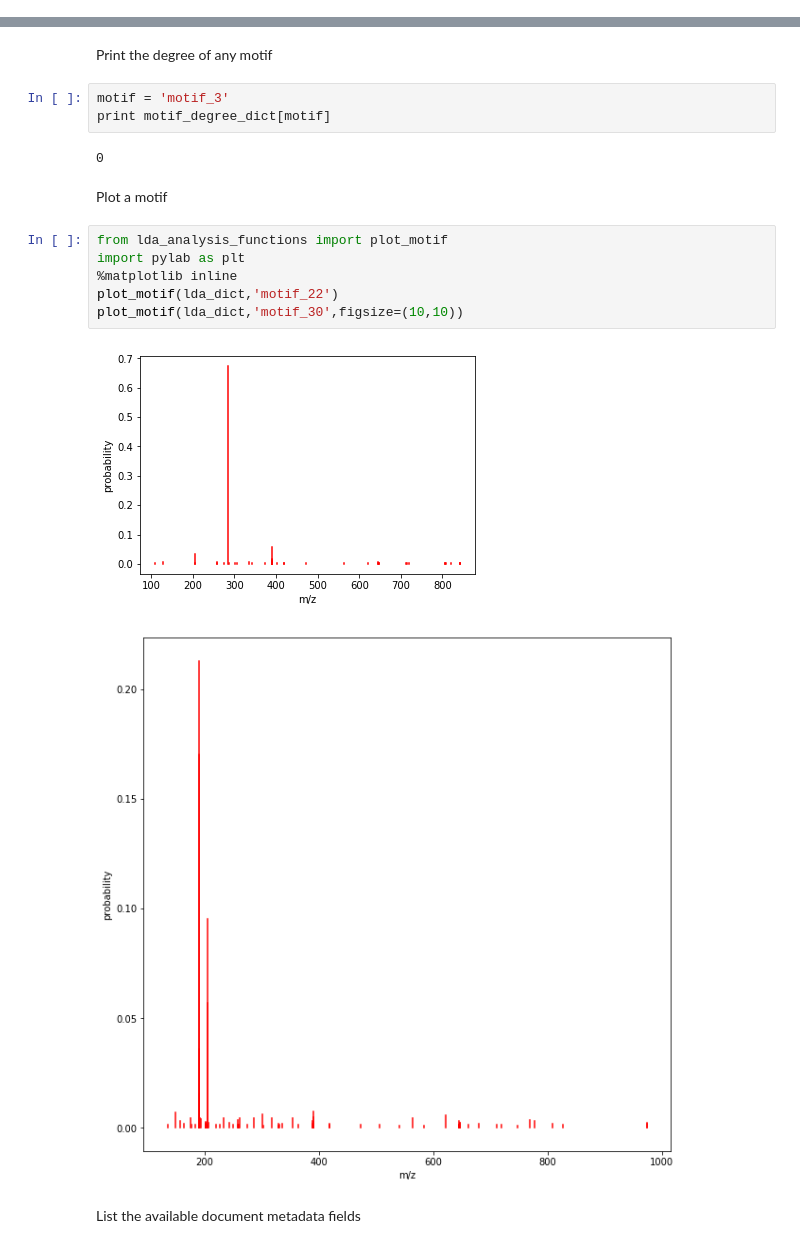
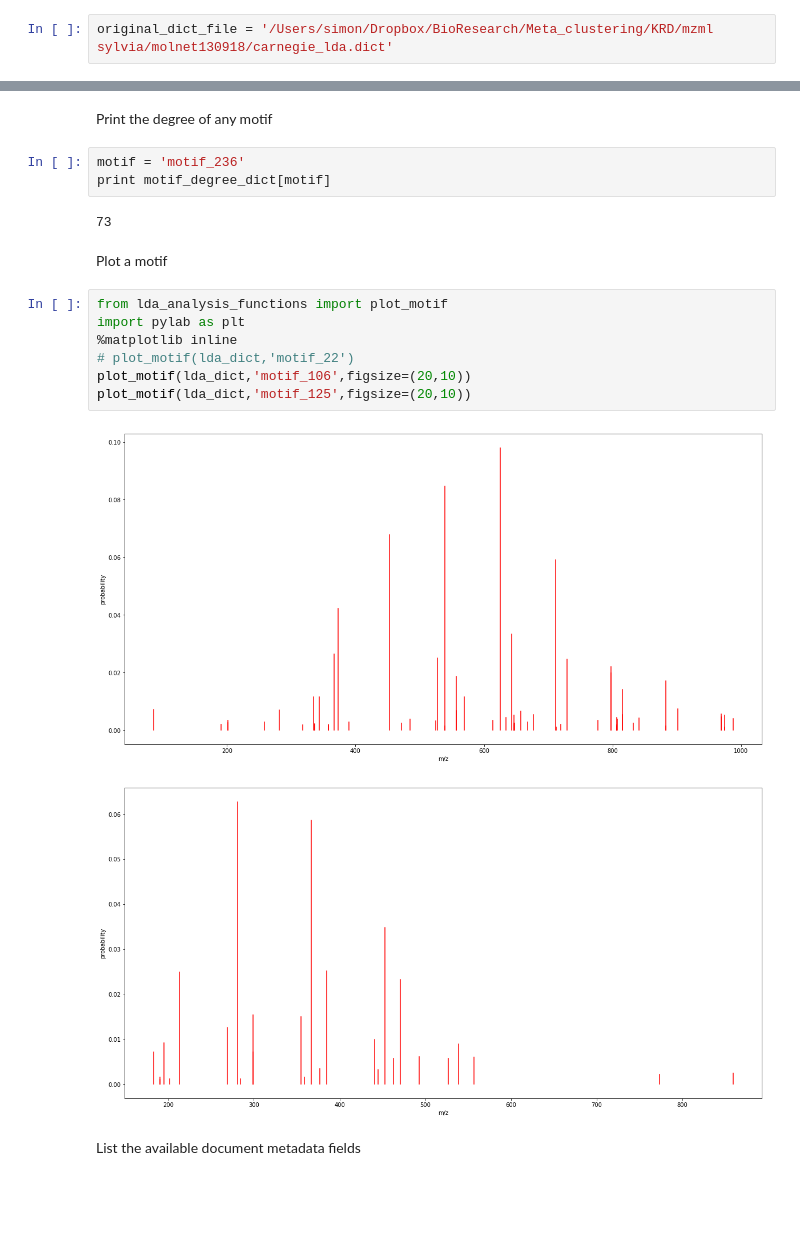
Before and after one commit to glasgowcompbio/ms2ldaviz, a Jupyter notebook: offline_analysis/ExampleAnalysis.ipynb, the cells around one changed output, grey strips where cells are left out. Saved outputs shown, nothing was run; the diff lists cells and outputs as text; blank space fills up the shorter version.

Commit message:
fixed motif matching

```diff
--- a/offline_analysis/ExampleAnalysis.ipynb
+++ b/offline_analysis/ExampleAnalysis.ipynb
@@ -5,3 +3,5 @@ original_dict_file = 'carnegie_lda.dict'
+# %%
+original_dict_file = '/Users/simon/Dropbox/BioResearch/Meta_clustering/KRD/mzml sylvia/molnet130918/carnegie_lda.dict'
 # %% [markdown]
 Load the dictionary
 # %%
@@ -46,21 +43,22 @@ motif_40 28
 # %% [markdown]
 Print the degree of any motif
 # %%
-motif = 'motif_3'
+motif = 'motif_236'
 print motif_degree_dict[motif]
 # %% [output]
-0
+73
 # %% [markdown]
 Plot a motif
 # %%
 from lda_analysis_functions import plot_motif
 import pylab as plt
 %matplotlib inline
-plot_motif(lda_dict,'motif_22')
-plot_motif(lda_dict,'motif_30',figsize=(10,10))
+# plot_motif(lda_dict,'motif_22')
+plot_motif(lda_dict,'motif_106',figsize=(20,10))
+plot_motif(lda_dict,'motif_125',figsize=(20,10))
 # %% [output]
-[figure, old version]
+[figure, new version]
-[figure, old version]
+[figure, new version]
 # %% [markdown]
 List the available document metadata fields
 # %%
```
Also changed, not shown: parts of 3 cells of this notebook, 1 other file.
